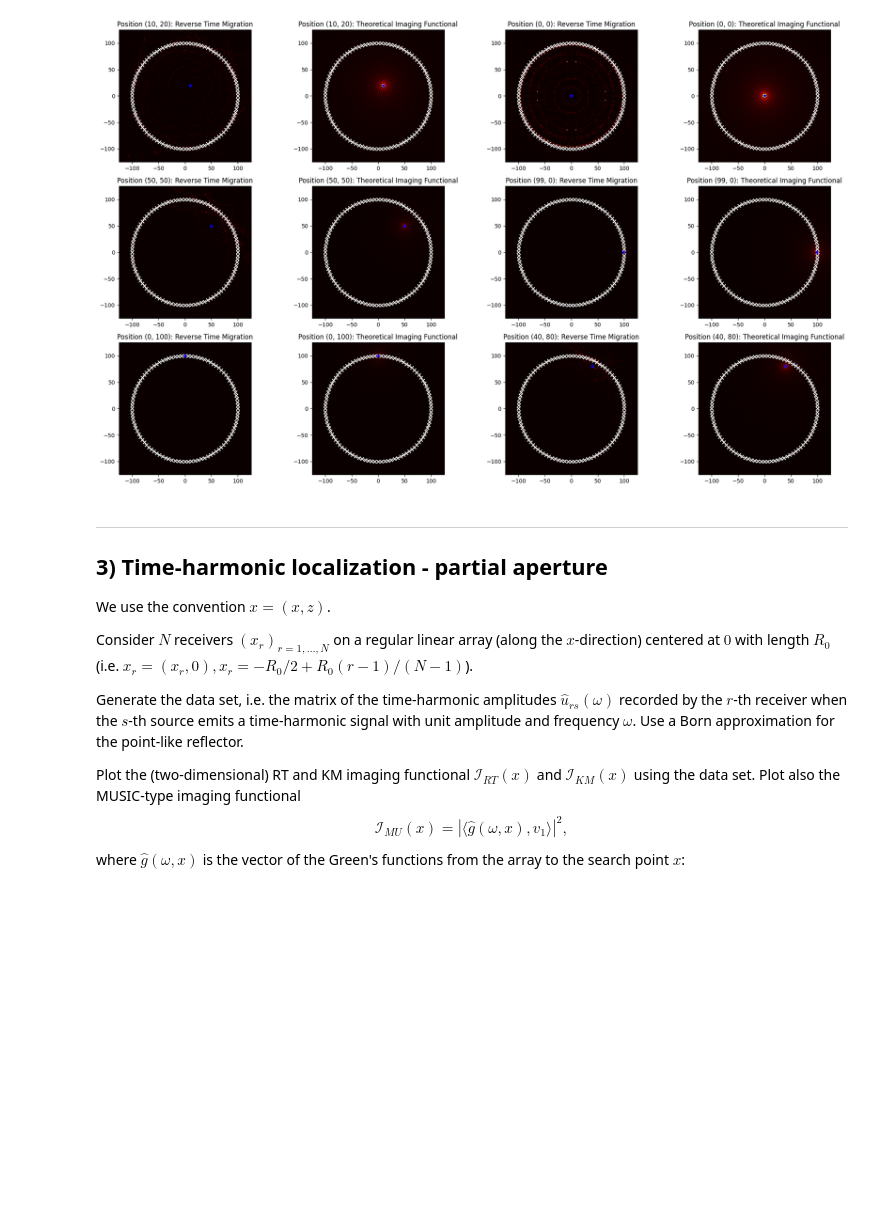
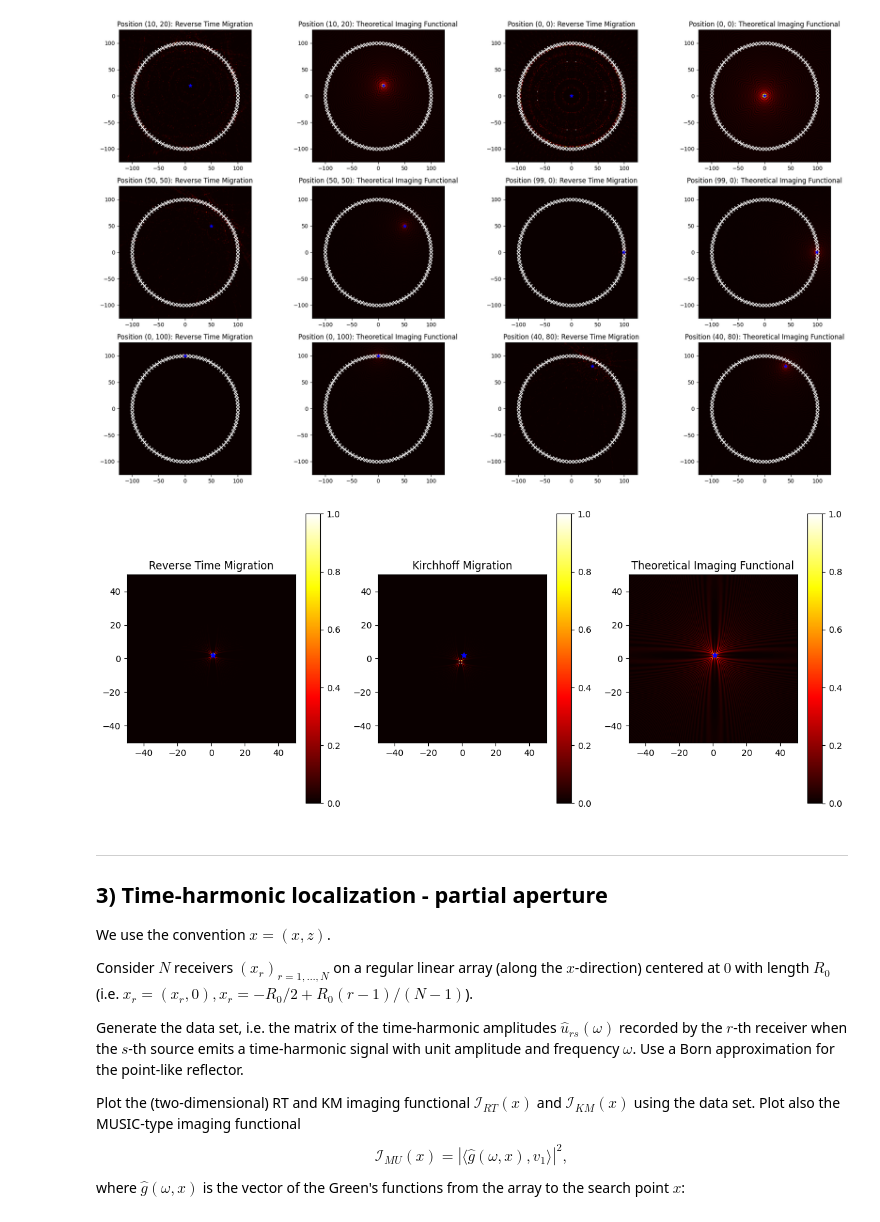
Before and after one commit to adonis107/MVA-IPI, a Jupyter notebook: notebooks/1. notebook.ipynb, the cells around one changed output. Saved outputs shown, nothing was run; the diff lists cells and outputs as text; code cells hidden in the pictures; blank space fills up the shorter version.

Commit message:
re added far field

```diff
--- a/notebooks/1. notebook.ipynb
+++ b/notebooks/1. notebook.ipynb
@@ -290,6 +290,91 @@ plt.tight_layout()
 plt.show()
 # %% [output]
 [figure]
+# %%
+# FAR FIELD APPROXIMATION
+
+# Parameters
+N = 2000  # Number of transducers
+w = 2 * np.pi  # Frequency
+R0 = 1000  # Array radius
+x_ref = (1, 2)  # Point-like reflector position
+
+theta_t = np.linspace(0, 2 * np.pi, N, endpoint=False)  # Angles for transducers
+x_t = np.stack(
+    (R0 * np.cos(theta_t), R0 * np.sin(theta_t)), axis=-1
+)  # Transducer positions
+
+# Grid parameters for imaging
+n = 200
+xlim = (-50, 50)
+zlim = (-50, 50)
+x = np.linspace(xlim[0], xlim[1], n)
+z = np.linspace(zlim[0], zlim[1], n)
+X, Z = np.meshgrid(x, z)
+
+# Generate data matrix using Born approximation
+v_t = np.array([G0(x_t[r], x_ref) for r in range(N)])
+U = -(w**2 / 16) * np.outer(v_t, v_t)
+
+# Compute imaging functionals
+I_RT = np.zeros_like(X, dtype=float)
+I_KM = np.zeros_like(X, dtype=float)
+
+for i in range(n):
+    for j in range(n):
+        X_ij = np.array([X[i, j], Z[i, j]])
+
+        g = np.array(
+            [G0(x_t[r], X_ij) for r in range(N)]
+        )  # Symmetric in this case, so we can reuse g for both Green's functions
+
+        # Reverse-Time migration
+        sum_RT = np.sum(np.conj(g)[:, None] * U * np.conj(g)[None, :])
+        I_RT[i, j] = np.abs(sum_RT) ** 2
+
+        # Kirchhoff Migration
+        sum_KM = np.sum(g[:, None] * U * g[None, :])
+        I_KM[i, j] = np.abs(sum_KM) ** 2
+
+dist = np.sqrt((X - x_ref[0]) ** 2 + (Z - x_ref[1]) ** 2)
+I_TH = j0(w * dist) ** 2
+
+# Normalize for better visualization
+I_RT /= I_RT.max()
+I_KM /= I_KM.max()
+I_TH /= I_TH.max()
+
+# Plotting the results
+fig, axes = plt.subplots(1, 3, figsize=(12, 5))
+
+im0 = axes[0].imshow(
+    I_RT, extent=(xlim[0], xlim[1], zlim[0], zlim[1]), origin="lower", cmap="hot"
+)
+
+axes[0].set_title("Reverse Time Migration")
+axes[0].scatter(x_ref[0], x_ref[1], color="blue", marker="*", label="Reflector")
+plt.colorbar(im0, ax=axes[0])
+
+im1 = axes[1].imshow(
+    I_KM, extent=(xlim[0], xlim[1], zlim[0], zlim[1]), origin="lower", cmap="hot"
+)
+
+axes[1].set_title("Kirchhoff Migration")
+axes[1].scatter(x_ref[0], x_ref[1], color="blue", marker="*", label="Reflector")
+plt.colorbar(im1, ax=axes[1])
+
+im2 = axes[2].imshow(
+    I_TH, extent=(xlim[0], xlim[1], zlim[0], zlim[1]), origin="lower", cmap="hot"
+)
+
+axes[2].set_title("Theoretical Imaging Functional")
+axes[2].scatter(x_ref[0], x_ref[1], color="blue", marker="*", label="Reflector")
+plt.colorbar(im2, ax=axes[2])
+
+plt.tight_layout()
+plt.show()
+# %% [output]
+[figure, added]
 # %% [markdown]
 ---
 ## 3) Time-harmonic localization - partial aperture
```
